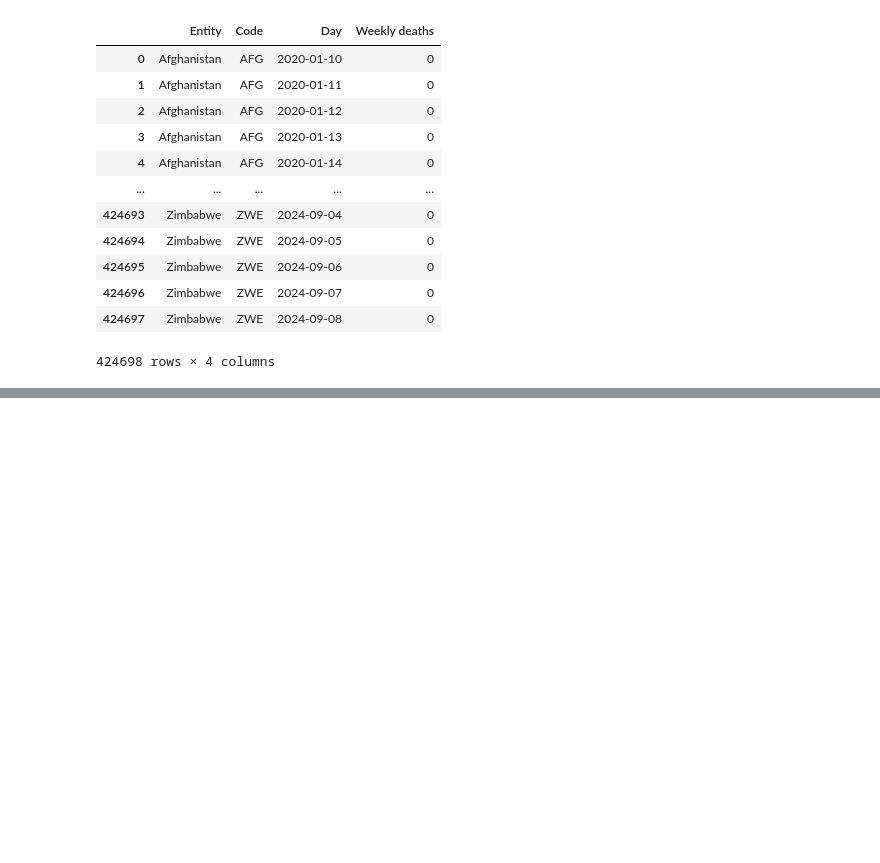
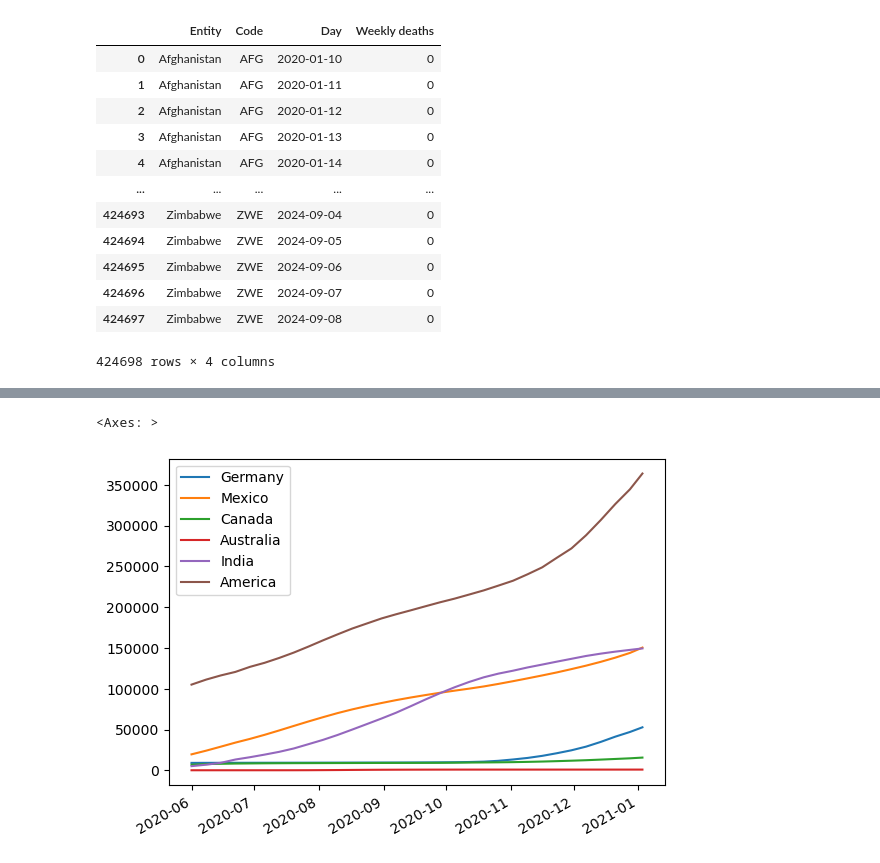
Before and after one commit to smbarber2/405ProjectGroup1, a Jupyter notebook: group_stage2.ipynb, the cells around one changed output, grey strips where cells are left out. Saved outputs shown, nothing was run; the diff lists cells and outputs as text; code cells hidden in the pictures; blank space fills up the shorter version.

```diff
--- a/group_stage2.ipynb
+++ b/group_stage2.ipynb
@@ -164,0 +173,3 @@ finaler
+# %%
+world_countries_deaths_compare = cumulative_deaths._append(america)
+world_countries_deaths_compare
@@ -164,0 +185,5 @@ finaler
+# %%
+world_countries_deaths_compare.T.plot()
+# %% [output]
+<Axes: >
+[figure, added]
```
Also changed, not shown: parts of 4 cells of this notebook.
